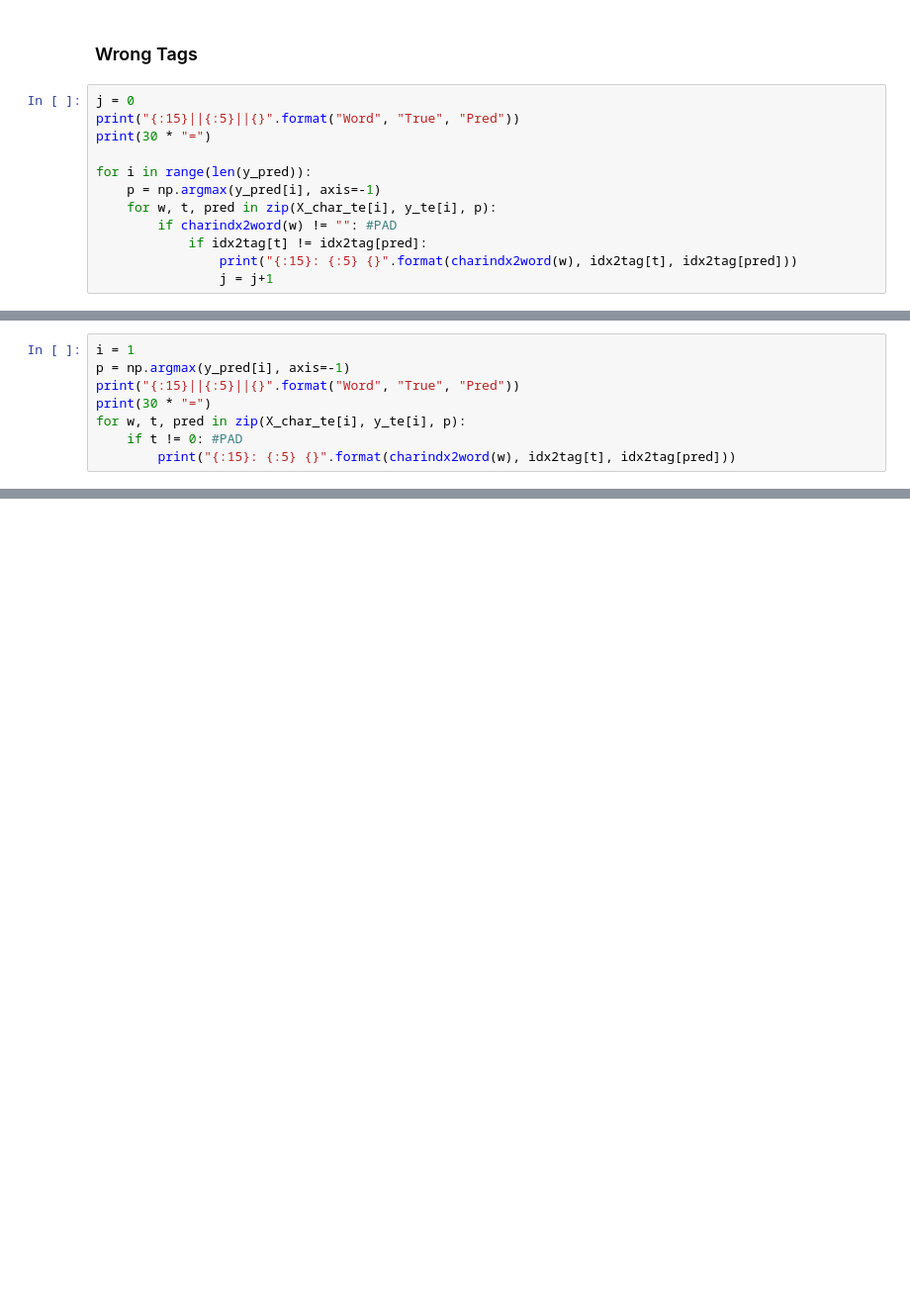
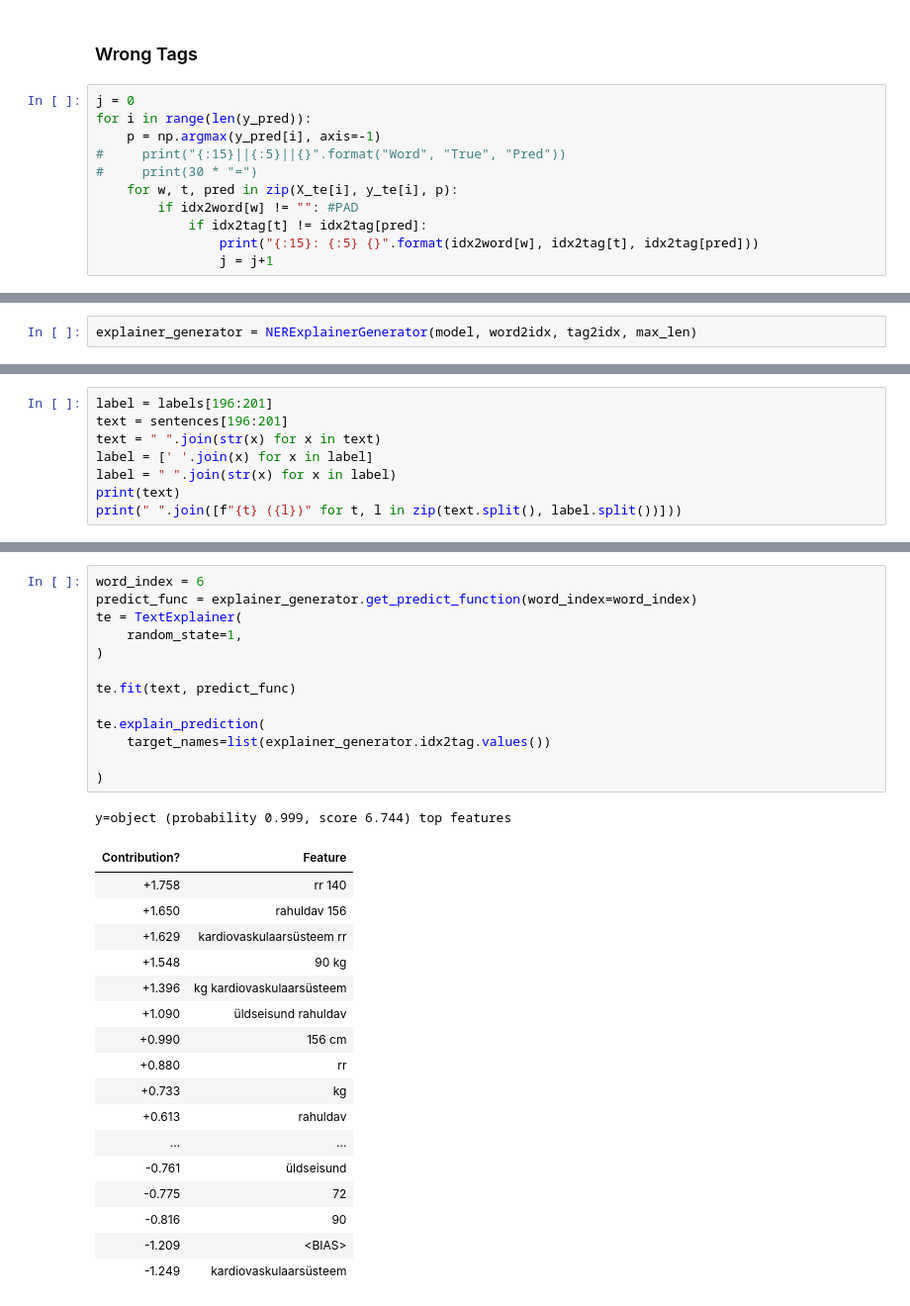
Before and after one commit to nesmaAlmoazamy/Fact-Extraction-from-Medical-Text-using-Neural-Networks, a Jupyter notebook: .ipynb, the cells around one changed output, grey strips where cells are left out. Shown: that part at 99% size. Saved outputs shown, nothing was run; the diff lists cells and outputs as text; blank space fills up the shorter version.

```diff
--- a/.ipynb
+++ b/.ipynb
@@ -344,14 +153,13 @@ len(y_pred)
 ### Wrong Tags
 # %%
 j = 0
-print("{:15}||{:5}||{}".format("Word", "True", "Pred"))
-print(30 * "=")
-
 for i in range(len(y_pred)):
     p = np.argmax(y_pred[i], axis=-1)
-    for w, t, pred in zip(X_char_te[i], y_te[i], p):
-        if charindx2word(w) != "": #PAD
+#     print("{:15}||{:5}||{}".format("Word", "True", "Pred"))
+#     print(30 * "=")
+    for w, t, pred in zip(X_te[i], y_te[i], p):
+        if idx2word[w] != "": #PAD
             if idx2tag[t] != idx2tag[pred]:
-                print("{:15}: {:5} {}".format(charindx2word(w), idx2tag[t], idx2tag[pred]))
+                print("{:15}: {:5} {}".format(idx2word[w], idx2tag[t], idx2tag[pred]))
                 j = j+1
 # %% [output]
@@ -379,8 +186,0 @@ j
-# %%
-i = 1
-p = np.argmax(y_pred[i], axis=-1)
-print("{:15}||{:5}||{}".format("Word", "True", "Pred"))
-print(30 * "=")
-for w, t, pred in zip(X_char_te[i], y_te[i], p):
-    if t != 0: #PAD
-        print("{:15}: {:5} {}".format(charindx2word(w), idx2tag[t], idx2tag[pred]))
@@ -445,0 +312,2 @@ accuracy_score(test_labels, pred_labels)
+# %%
+explainer_generator = NERExplainerGenerator(model, word2idx, tag2idx, max_len)
@@ -445,0 +349,8 @@ accuracy_score(test_labels, pred_labels)
+# %%
+label = labels[196:201]
+text = sentences[196:201]
+text = " ".join(str(x) for x in text)
+label = [' '.join(x) for x in label]
+label = " ".join(str(x) for x in label)
+print(text)
+print(" ".join([f"{t} ({l})" for t, l in zip(text.split(), label.split())]))
@@ -445,0 +381,32 @@ accuracy_score(test_labels, pred_labels)
+# %%
+word_index = 6
+predict_func = explainer_generator.get_predict_function(word_index=word_index)
+te = TextExplainer(
+    random_state=1,
+)
+
+te.fit(text, predict_func)
+
+te.explain_prediction(
+    target_names=list(explainer_generator.idx2tag.values())
+
+)
+# %% [output]
+y=object (probability 0.999, score 6.744) top features
+| Contribution? | Feature |
+| +1.758 | rr 140 |
+| +1.650 | rahuldav 156 |
+| +1.629 | kardiovaskulaarsüsteem rr |
+| +1.548 | 90 kg |
+| +1.396 | kg kardiovaskulaarsüsteem |
+| +1.090 | üldseisund rahuldav |
+| +0.990 | 156 cm |
+| +0.880 | rr |
+| +0.733 | kg |
+| +0.613 | rahuldav |
+| ... | ... |
+| -0.761 | üldseisund |
+| -0.775 | 72 |
+| -0.816 | 90 |
+| -1.209 | <BIAS> |
+| -1.249 | kardiovaskulaarsüsteem |
```
Also changed, not shown: parts of 72 cells of this notebook.
